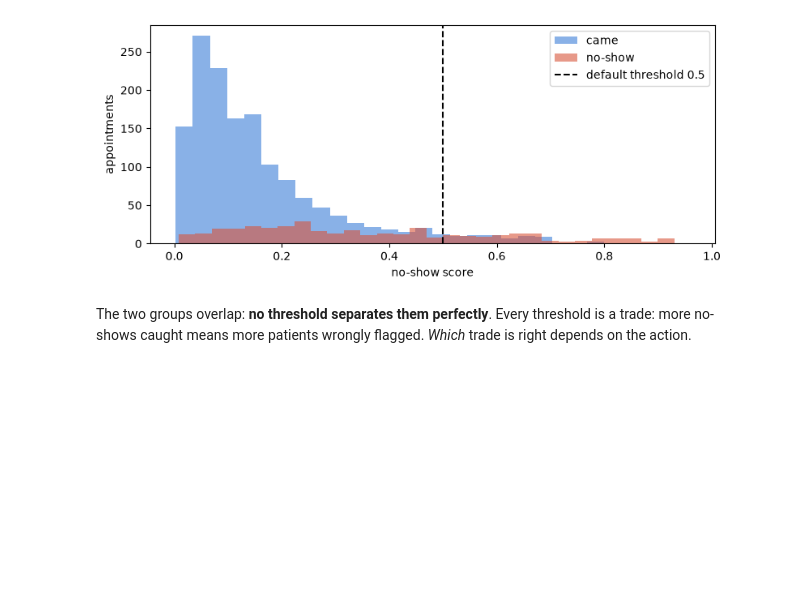
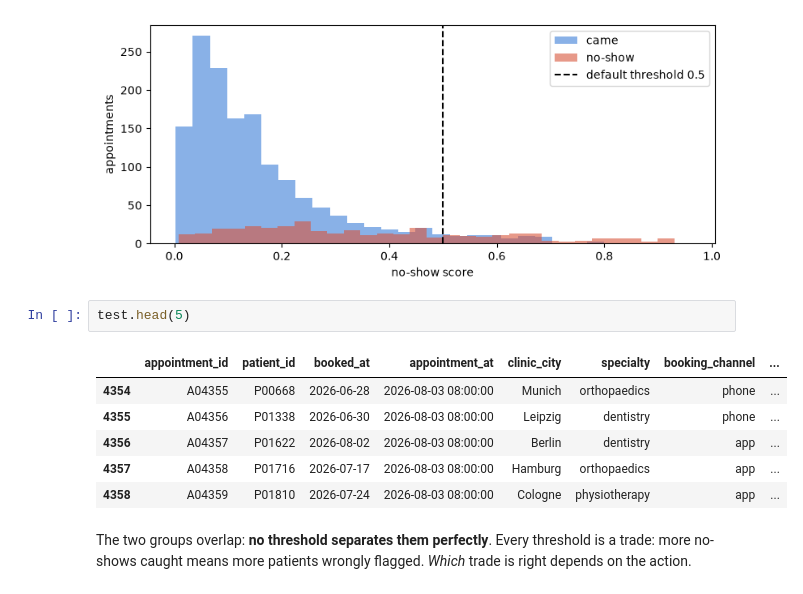
Before and after one commit to Prndxt/aipm-ml-praxisnow, a Jupyter notebook: 2_from_score_to_policy.ipynb, the cells around one changed output. Cells and saved outputs as stored; diff of their text form; blank space fills up the shorter version.

```diff
--- a/2_from_score_to_policy.ipynb
+++ b/2_from_score_to_policy.ipynb
@@ -147,6 +147,15 @@ plt.xlabel("no-show score"); plt.ylabel("appointments"); plt.legend()
 plt.show()
 # %% [output]
 [figure]
+# %%
+test.head(5)
+# %% [output]
+|  | appointment_id | patient_id | booked_at | appointment_at | clinic_city | specialty | booking_channel | ... |
+| 4354 | A04355 | P00668 | 2026-06-28 | 2026-08-03 08:00:00 | Munich | orthopaedics | phone | ... |
+| 4355 | A04356 | P01338 | 2026-06-30 | 2026-08-03 08:00:00 | Leipzig | dentistry | phone | ... |
+| 4356 | A04357 | P01622 | 2026-08-02 | 2026-08-03 08:00:00 | Berlin | dentistry | app | ... |
+| 4357 | A04358 | P01716 | 2026-07-17 | 2026-08-03 08:00:00 | Hamburg | orthopaedics | app | ... |
+| 4358 | A04359 | P01810 | 2026-07-24 | 2026-08-03 08:00:00 | Cologne | physiotherapy | app | ... |
 # %% [markdown]
 The two groups overlap: **no threshold separates them perfectly**. Every threshold is a trade: more no-shows caught means more patients wrongly flagged. *Which* trade is right depends on the action.
 # %% [markdown]
```
Also changed, not shown: parts of 25 cells of this notebook.
